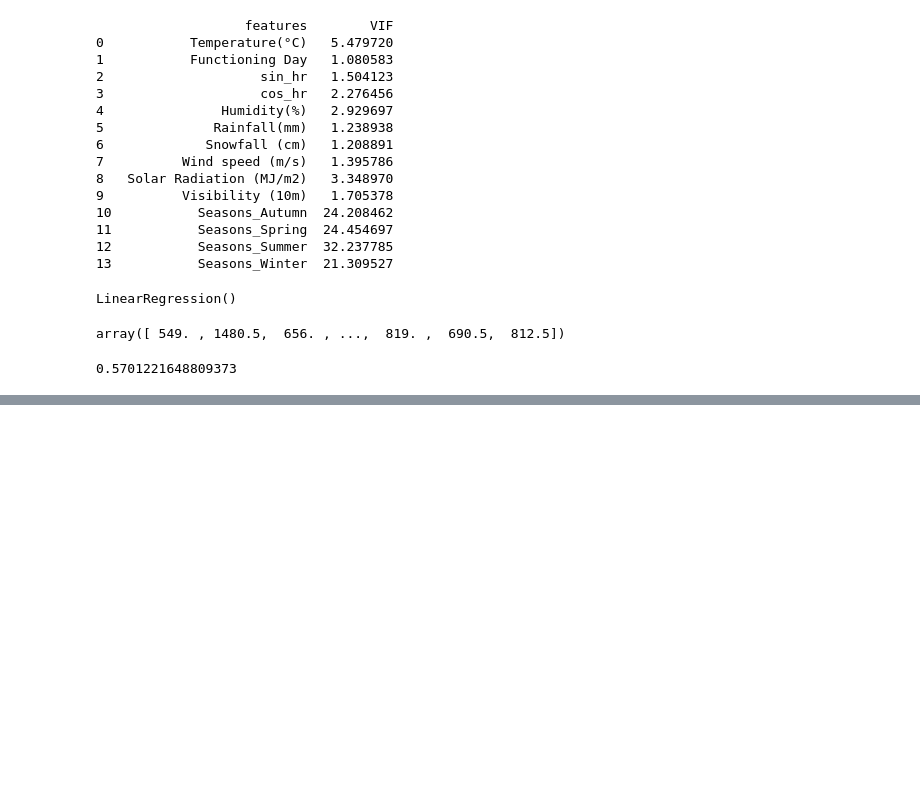
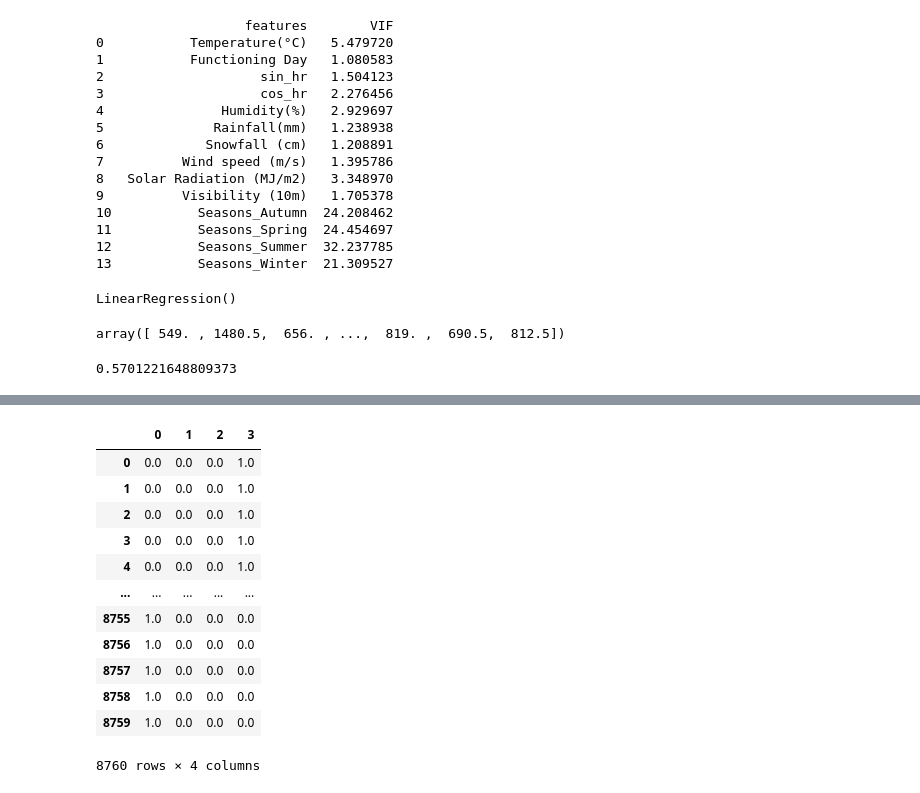
Before and after one commit to shiyasAli/Bike-sharing-demand-prediction, a Jupyter notebook: Copy_of_Bike_Sharing_Demand_Prediction_Capstone_Project.ipynb, the cells around one changed output, grey strips where cells are left out. Cells and saved outputs as stored; diff of their text form; code cells hidden in the pictures; blank space fills up the shorter version.

```diff
--- a/Copy_of_Bike_Sharing_Demand_Prediction_Capstone_Project.ipynb
+++ b/Copy_of_Bike_Sharing_Demand_Prediction_Capstone_Project.ipynb
@@ -541,0 +606,19 @@ strong multicollinearity problems or that the design matrix is singular.
+# %%
+enc=OneHotEncoder(handle_unknown='ignore')
+enc_df=pd.DataFrame(enc.fit_transform(df_new[['Seasons']]).toarray())
+# %%
+enc_df
+# %% [output]
+|  | 0 | 1 | 2 | 3 |
+| 0 | 0.0 | 0.0 | 0.0 | 1.0 |
+| 1 | 0.0 | 0.0 | 0.0 | 1.0 |
+| 2 | 0.0 | 0.0 | 0.0 | 1.0 |
+| 3 | 0.0 | 0.0 | 0.0 | 1.0 |
+| 4 | 0.0 | 0.0 | 0.0 | 1.0 |
+| ... | ... | ... | ... | ... |
+| 8755 | 1.0 | 0.0 | 0.0 | 0.0 |
+| 8756 | 1.0 | 0.0 | 0.0 | 0.0 |
+| 8757 | 1.0 | 0.0 | 0.0 | 0.0 |
+| 8758 | 1.0 | 0.0 | 0.0 | 0.0 |
+| 8759 | 1.0 | 0.0 | 0.0 | 0.0 |
+8760 rows × 4 columns
```
Also changed, not shown: parts of 64 cells of this notebook.
